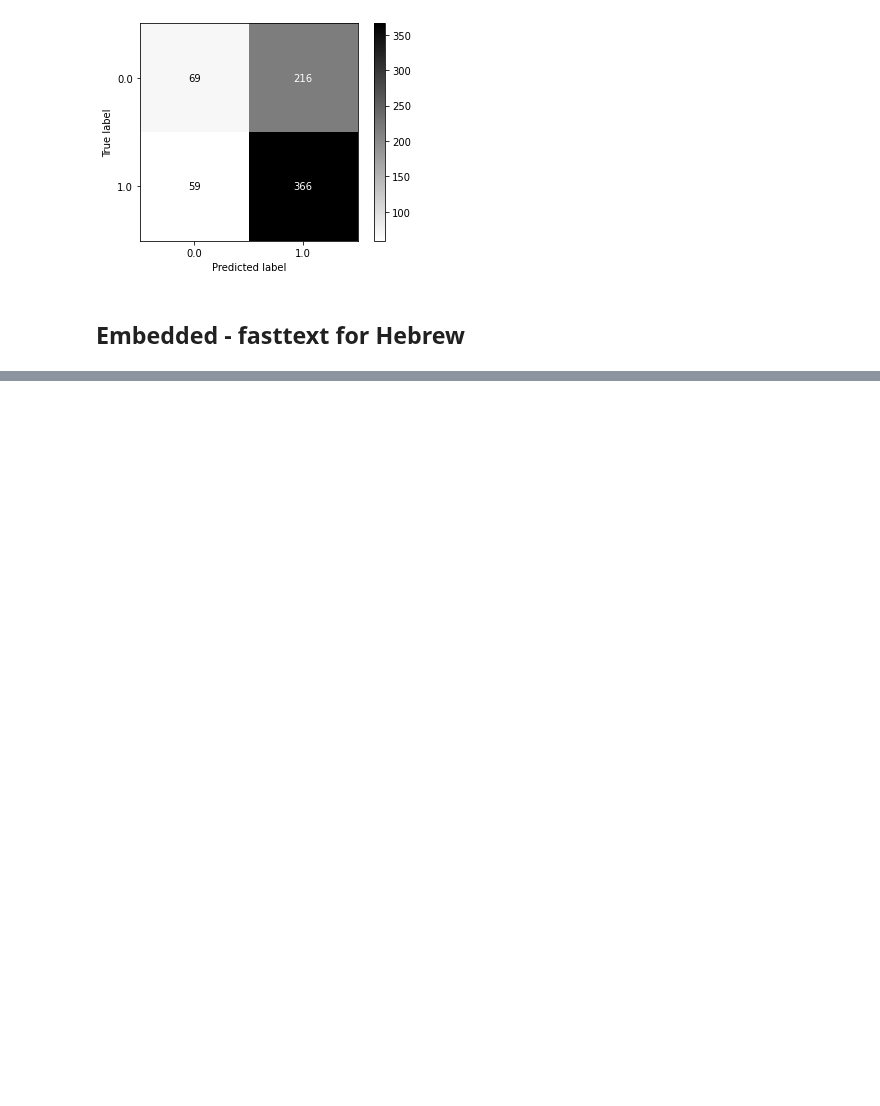
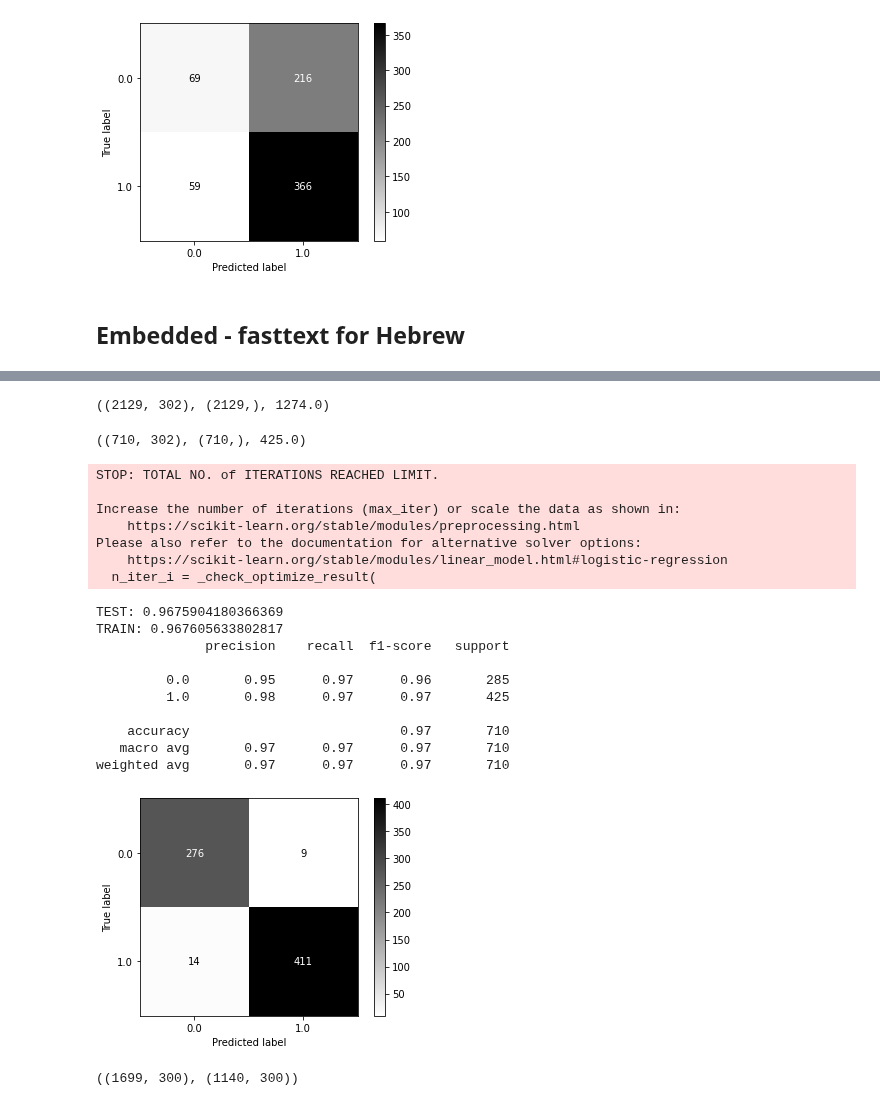
Before and after one commit to Sofy34/personal_strudy, a Jupyter notebook: thesis/02_text_features.ipynb, the cells around one changed output, grey strips where cells are left out. Drawn from its saved outputs; the diff is of its cells as text; code cells hidden in the pictures; blank space fills up the shorter version.

Commit message:
combine fastTexts vectors and numeric feature - 1,2 before is_nar, run all regessors, try texthero

```diff
--- a/thesis/02_text_features.ipynb
+++ b/thesis/02_text_features.ipynb
@@ -180,0 +199,3 @@ display(feature_utils.scores_df.sort_values(by='f1',ascending = False))
+# %%
+sent_vec_db = pd.DataFrame(data=sent_vectors.values(), index=sent_vectors.keys())
+sent_vec_db
@@ -180,0 +236,2 @@ display(feature_utils.scores_df.sort_values(by='f1',ascending = False))
+# %%
+merged = pd.merge(sent_vec_db,cl_th_sent_db[['is_nar','one_before_is_nar','two_before_is_nar']], left_index=True, right_index=True,validate='one_to_one')
@@ -180,0 +256,5 @@ display(feature_utils.scores_df.sort_values(by='f1',ascending = False))
+# %%
+X_train,X_test,y_train,y_test = feature_utils.split_db(merged)
+# %%
+feature_utils.run_on_all_regerssors(X_train,y_train,"merged")
+display(feature_utils.scores_df.sort_values(by='f1',ascending = False))
@@ -180,0 +288,34 @@ display(feature_utils.scores_df.sort_values(by='f1',ascending = False))
+# %%
+X_train.shape, y_train.shape, y_train.sum()
+# %% [output]
+((2129, 302), (2129,), 1274.0)
+# %%
+X_test.shape, y_test.shape, y_test.sum()
+# %% [output]
+((710, 302), (710,), 425.0)
+# %%
+lr = LogisticRegression(C=100).fit(X_train, y_train)
+y_pred = lr.predict(X_test)
+
+print("TEST: {}".format(lr.score(X_train, y_train)))
+print("TRAIN: {}".format(lr.score(X_test, y_test)))
+feature_utils.get_prediction_report(y_test,y_pred)
+# %% [output]
+STOP: TOTAL NO. of ITERATIONS REACHED LIMIT.
+
+Increase the number of iterations (max_iter) or scale the data as shown in:
+    https://scikit-learn.org/stable/modules/preprocessing.html
+Please also refer to the documentation for alternative solver options:
+    https://scikit-learn.org/stable/modules/linear_model.html#logistic-regression
+  n_iter_i = _check_optimize_result(
+TEST: 0.9675904180366369
+TRAIN: 0.967605633802817
+              precision    recall  f1-score   support
+
+         0.0       0.95      0.97      0.96       285
+         1.0       0.98      0.97      0.97       425
+
+    accuracy                           0.97       710
+   macro avg       0.97      0.97      0.97       710
+weighted avg       0.97      0.97      0.97       710
+[figure, added]
@@ -180,0 +330,7 @@ display(feature_utils.scores_df.sort_values(by='f1',ascending = False))
+# %%
+nar_vec_array = np.vstack(nar_vectors)
+not_nar_vec_array = np.vstack(not_nar_vectors)
+nar_vec_array.shape
+nar_vec_array.shape, not_nar_vec_array.shape
+# %% [output]
+((1699, 300), (1140, 300))
```
Also changed, not shown: parts of 36 cells of this notebook, 2 other files.
